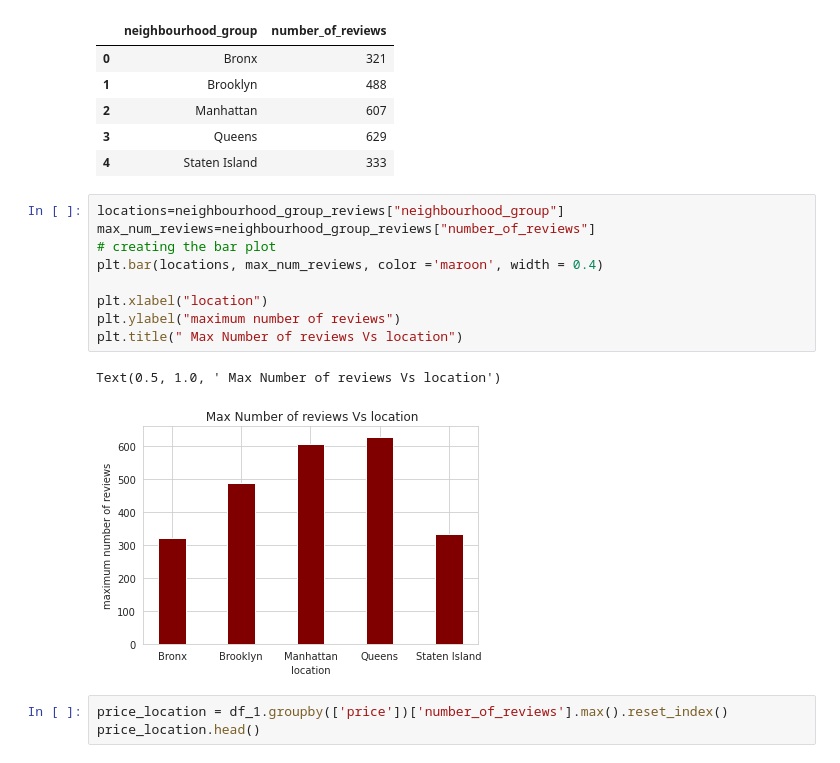
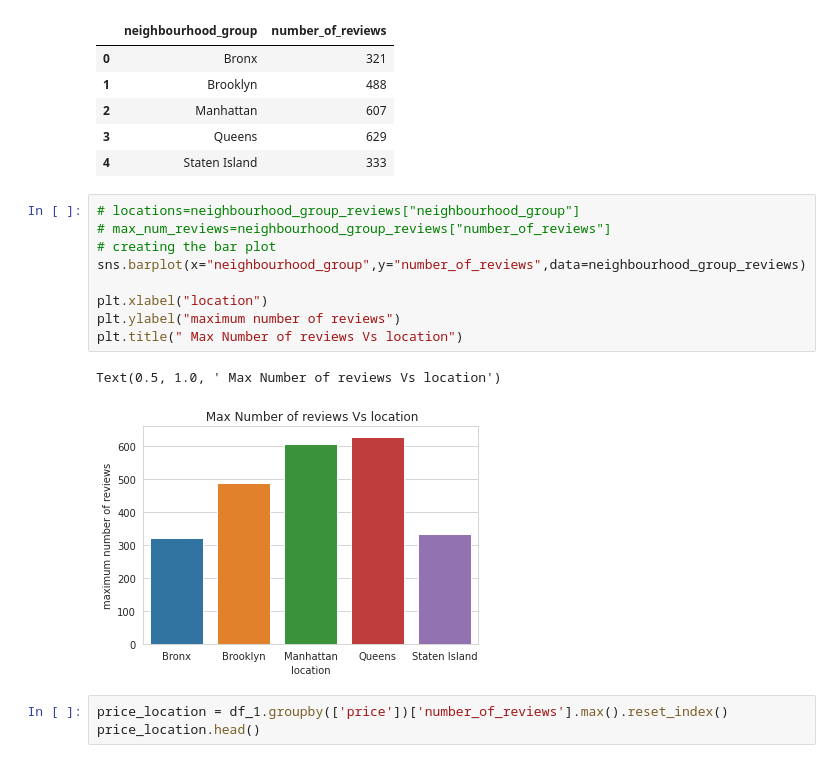
Before and after one commit to Kondasagar/EDA-on-Air_bnb-bookings, a Jupyter notebook: Vidyasagr_Airbnb_Bookings_Analysis_Capstone_Project.ipynb, the cells around one changed output. Cells and saved outputs as stored; diff of their text form.

```diff
--- a/Vidyasagr_Airbnb_Bookings_Analysis_Capstone_Project.ipynb
+++ b/Vidyasagr_Airbnb_Bookings_Analysis_Capstone_Project.ipynb
@@ -274,17 +334,17 @@ neighbourhood_group_reviews
 | 3 | Queens | 629 |
 | 4 | Staten Island | 333 |
 # %%
-locations=neighbourhood_group_reviews["neighbourhood_group"]
-max_num_reviews=neighbourhood_group_reviews["number_of_reviews"]
+# locations=neighbourhood_group_reviews["neighbourhood_group"]
+# max_num_reviews=neighbourhood_group_reviews["number_of_reviews"]
 # creating the bar plot
-plt.bar(locations, max_num_reviews, color ='maroon', width = 0.4)
+sns.barplot(x="neighbourhood_group",y="number_of_reviews",data=neighbourhood_group_reviews)
 
 plt.xlabel("location")
 plt.ylabel("maximum number of reviews")
 plt.title(" Max Number of reviews Vs location")
 # %% [output]
 Text(0.5, 1.0, ' Max Number of reviews Vs location')
-[figure, old version]
+[figure, new version]
 # %%
 price_location = df_1.groupby(['price'])['number_of_reviews'].max().reset_index()
 price_location.head()
```
Also changed, not shown: parts of 21 cells of this notebook.
